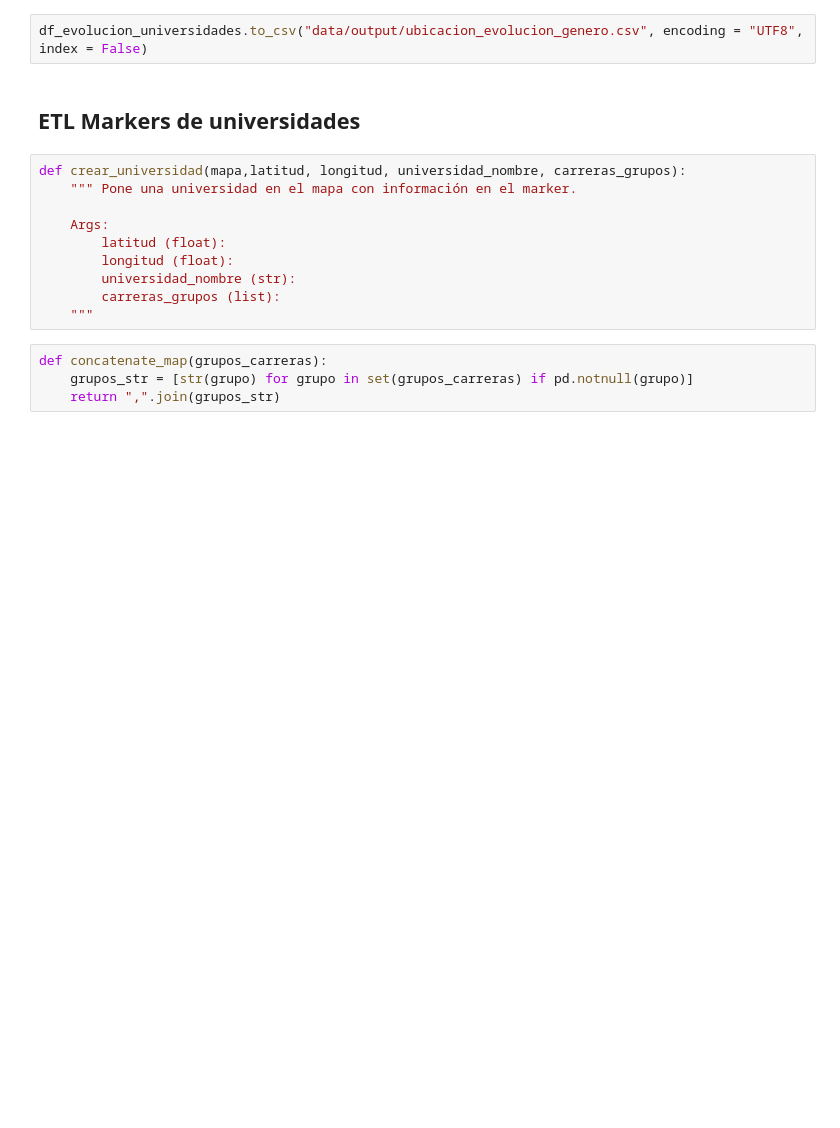
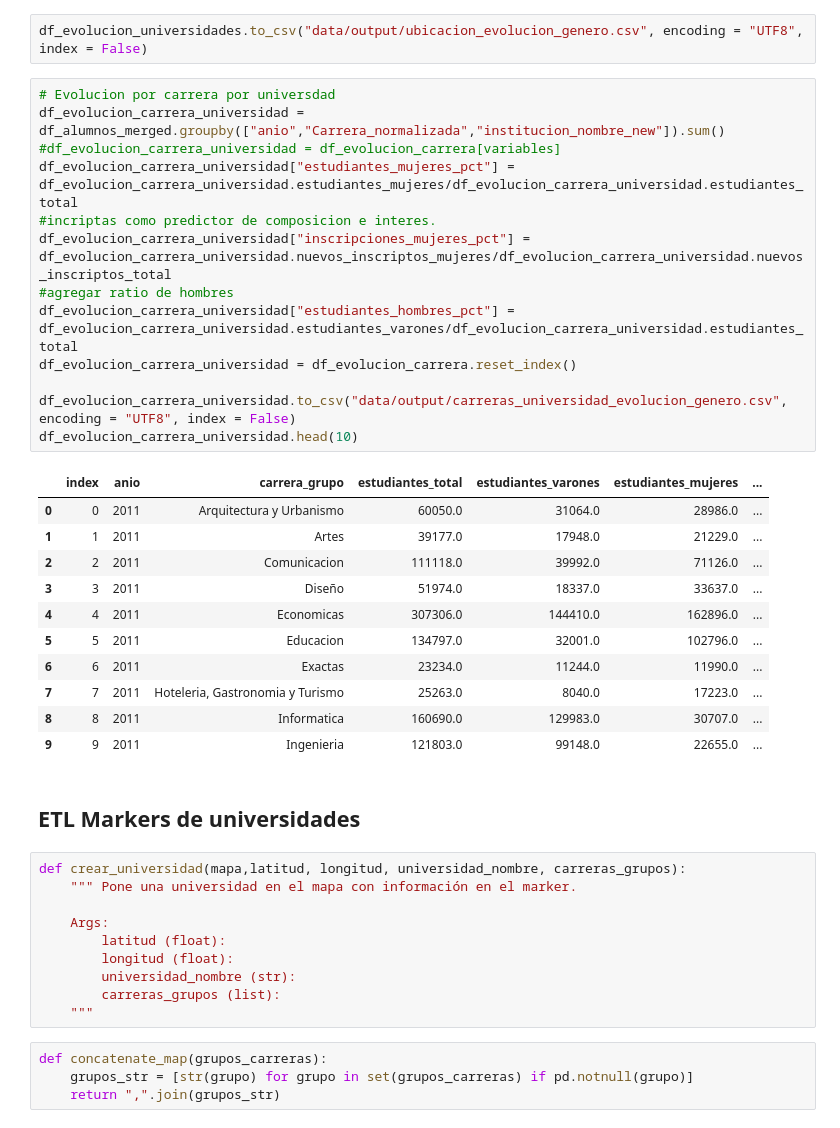
Before and after one commit to chicasentec/visualizacion_carreras, a Jupyter notebook: etl-next-journal.ipynb, the cells around one changed output. Saved outputs shown, nothing was run; the diff lists cells and outputs as text; blank space fills up the shorter version.

```diff
--- a/etl-next-journal.ipynb
+++ b/etl-next-journal.ipynb
@@ -262,5 +246,30 @@ df_evolucion_universidades.head()
 # %%
 df_evolucion_universidades.to_csv("data/output/ubicacion_evolucion_genero.csv", encoding = "UTF8", index = False)
+# %%
+# Evolucion por carrera por universdad
+df_evolucion_carrera_universidad = df_alumnos_merged.groupby(["anio","Carrera_normalizada","institucion_nombre_new"]).sum()
+#df_evolucion_carrera_universidad = df_evolucion_carrera[variables]
+df_evolucion_carrera_universidad["estudiantes_mujeres_pct"] = df_evolucion_carrera_universidad.estudiantes_mujeres/df_evolucion_carrera_universidad.estudiantes_total
+#incriptas como predictor de composicion e interes.
+df_evolucion_carrera_universidad["inscripciones_mujeres_pct"] = df_evolucion_carrera_universidad.nuevos_inscriptos_mujeres/df_evolucion_carrera_universidad.nuevos_inscriptos_total
+#agregar ratio de hombres
+df_evolucion_carrera_universidad["estudiantes_hombres_pct"] = df_evolucion_carrera_universidad.estudiantes_varones/df_evolucion_carrera_universidad.estudiantes_total
+df_evolucion_carrera_universidad = df_evolucion_carrera.reset_index()
+
+df_evolucion_carrera_universidad.to_csv("data/output/carreras_universidad_evolucion_genero.csv", encoding = "UTF8", index = False)
+df_evolucion_carrera_universidad.head(10)
+# %% [output]
+|  | index | anio | carrera_grupo | estudiantes_total | estudiantes_varones | estudiantes_mujeres | ... |
+| 0 | 0 | 2011 | Arquitectura y Urbanismo | 60050.0 | 31064.0 | 28986.0 | ... |
+| 1 | 1 | 2011 | Artes | 39177.0 | 17948.0 | 21229.0 | ... |
+| 2 | 2 | 2011 | Comunicacion | 111118.0 | 39992.0 | 71126.0 | ... |
+| 3 | 3 | 2011 | Diseño | 51974.0 | 18337.0 | 33637.0 | ... |
+| 4 | 4 | 2011 | Economicas | 307306.0 | 144410.0 | 162896.0 | ... |
+| 5 | 5 | 2011 | Educacion | 134797.0 | 32001.0 | 102796.0 | ... |
+| 6 | 6 | 2011 | Exactas | 23234.0 | 11244.0 | 11990.0 | ... |
+| 7 | 7 | 2011 | Hoteleria, Gastronomia y Turismo | 25263.0 | 8040.0 | 17223.0 | ... |
+| 8 | 8 | 2011 | Informatica | 160690.0 | 129983.0 | 30707.0 | ... |
+| 9 | 9 | 2011 | Ingenieria | 121803.0 | 99148.0 | 22655.0 | ... |
 # %% [markdown]
 ## ETL Markers de universidades
 # %%
```
Also changed, not shown: parts of 8 cells of this notebook, 2 other files.
